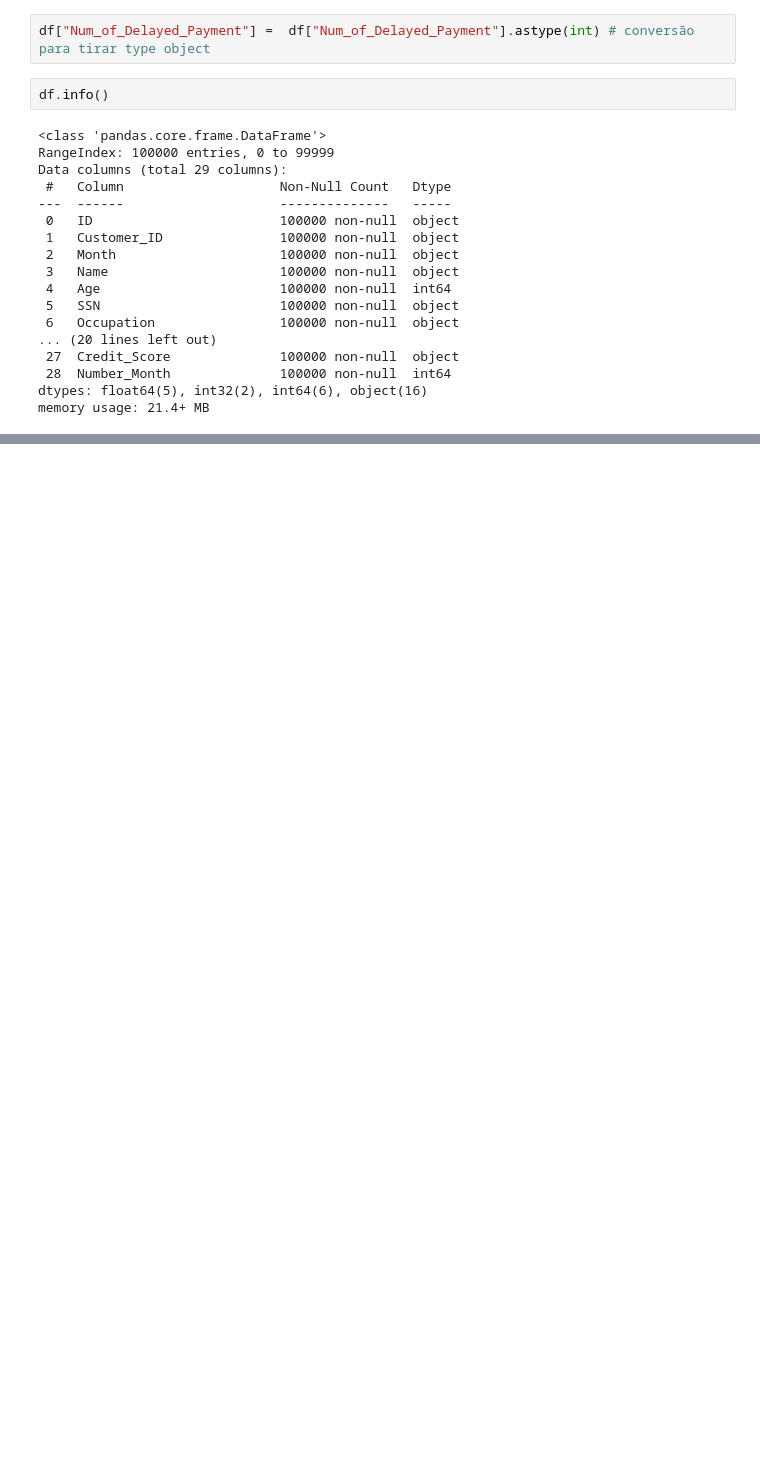
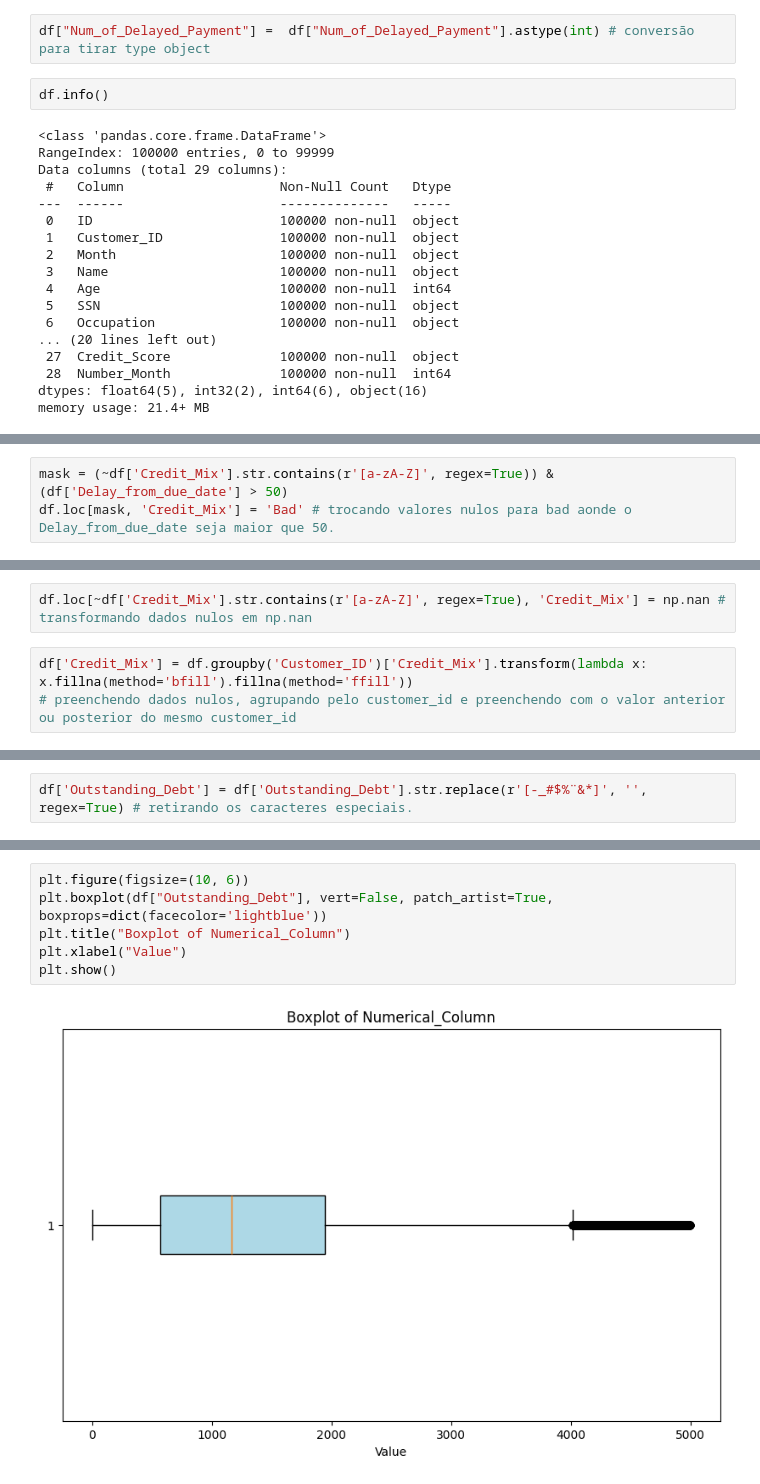
Before and after one commit to ViniciusOtoni/CreditScoreDataset, a Jupyter notebook: notebooks/n01_data_cleaning.ipynb, the cells around one changed output, grey strips where cells are left out. Saved outputs shown, nothing was run; the diff lists cells and outputs as text; blank space fills up the shorter version.

```diff
--- a/notebooks/n01_data_cleaning.ipynb
+++ b/notebooks/n01_data_cleaning.ipynb
@@ -1171,0 +1378,3 @@ df.loc[df["Changed_Credit_Limit"].str.contains(r'[()\-_$#@!%&*]', regex=True)].t
+# %%
+mask = (~df['Credit_Mix'].str.contains(r'[a-zA-Z]', regex=True)) & (df['Delay_from_due_date'] > 50)
+df.loc[mask, 'Credit_Mix'] = 'Bad' # trocando valores nulos para bad aonde o Delay_from_due_date seja maior que 50.
@@ -1171,0 +1390,5 @@ df.loc[df["Changed_Credit_Limit"].str.contains(r'[()\-_$#@!%&*]', regex=True)].t
+# %%
+df.loc[~df['Credit_Mix'].str.contains(r'[a-zA-Z]', regex=True), 'Credit_Mix'] = np.nan # transformando dados nulos em np.nan
+# %%
+df['Credit_Mix'] = df.groupby('Customer_ID')['Credit_Mix'].transform(lambda x: x.fillna(method='bfill').fillna(method='ffill'))
+# preenchendo dados nulos, agrupando pelo customer_id e preenchendo com o valor anterior ou posterior do mesmo customer_id
@@ -1171,0 +1441,2 @@ df.loc[df["Changed_Credit_Limit"].str.contains(r'[()\-_$#@!%&*]', regex=True)].t
+# %%
+df['Outstanding_Debt'] = df['Outstanding_Debt'].str.replace(r'[-_#$%¨&*]', '', regex=True) # retirando os caracteres especiais.
@@ -1171,0 +1463,8 @@ df.loc[df["Changed_Credit_Limit"].str.contains(r'[()\-_$#@!%&*]', regex=True)].t
+# %%
+plt.figure(figsize=(10, 6))
+plt.boxplot(df["Outstanding_Debt"], vert=False, patch_artist=True, boxprops=dict(facecolor='lightblue'))
+plt.title("Boxplot of Numerical_Column")
+plt.xlabel("Value")
+plt.show()
+# %% [output]
+[figure, added]
```
Also changed, not shown: parts of 32 cells of this notebook, 1 other file.
